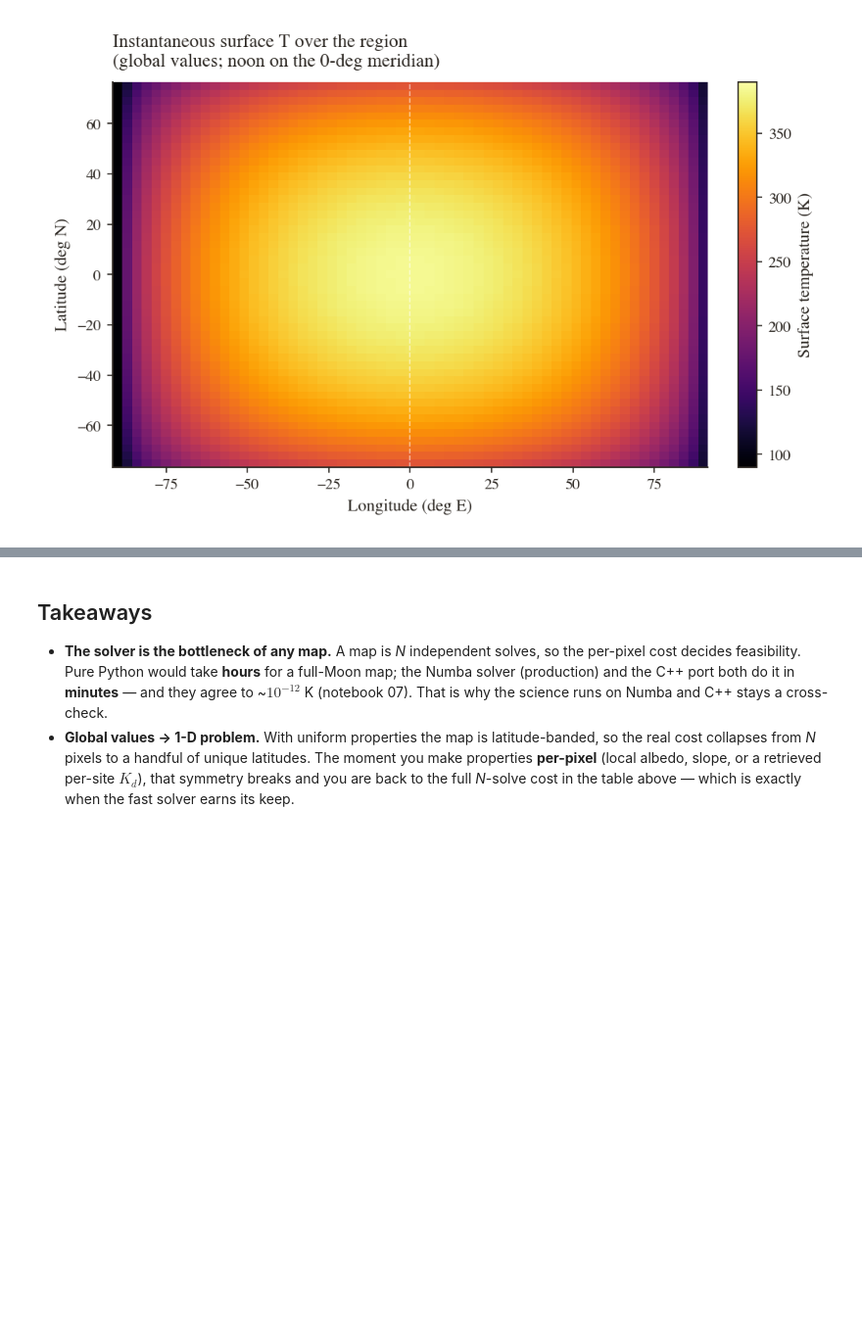
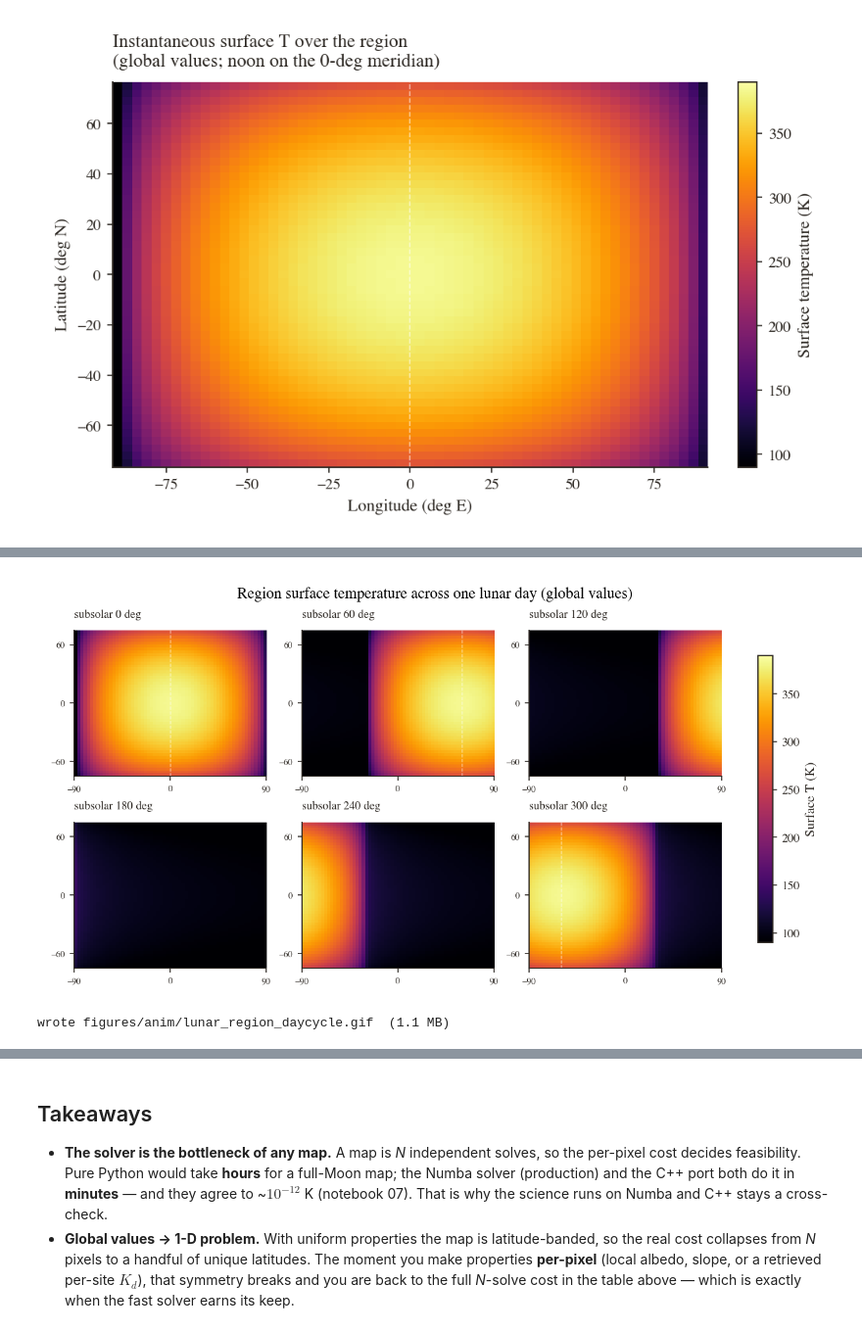
Before and after one commit to rp3gregorio/Lunar-HFE, a Jupyter notebook: code/notebooks/08_mapping_scaleup.ipynb, the cells around one changed output, grey strips where cells are left out. Shown at 98% size. Cells and saved outputs as stored; diff of their text form; code cells hidden in the pictures; blank space fills up the shorter version.

```diff
--- a/code/notebooks/08_mapping_scaleup.ipynb
+++ b/code/notebooks/08_mapping_scaleup.ipynb
@@ -155,0 +163,60 @@ plt.show()
+# %%
+from matplotlib.animation import FuncAnimation, PillowWriter
+
+ANIM = CODE.parent / 'figures' / 'anim'
+ANIM.mkdir(parents=True, exist_ok=True)
+ext = [lon_grid.min(), lon_grid.max(), lat_grid.min(), lat_grid.max()]
+
+def region_map(sslon):
+    M = np.empty((lat_grid.size, lon_grid.size))
+    for i, la in enumerate(lat_grid):
+        idx = (((lon_grid - sslon) % 360) / 360 * n_t).astype(int) % n_t
+        M[i] = field[abs(la)][idx]
+    return M
+
+# filmstrip (always-visible graph) -- six phases of the lunar day
+figF, axes = plt.subplots(2, 3, figsize=(8.4, 4.4), constrained_layout=True)
+for ax, ss in zip(axes.ravel(), [0, 60, 120, 180, 240, 300]):
+    m = ax.imshow(region_map(ss), extent=ext, origin='lower', aspect='auto',
+                  cmap='inferno', vmin=90, vmax=390)
+    ax.axvline(((ss + 180) % 360) - 180, color='w', lw=0.7, ls='--', alpha=0.7)
+    ax.set_title(f'subsolar {ss:.0f} deg', fontsize=9)
+    ax.set_xticks([-90, 0, 90]); ax.set_yticks([-60, 0, 60])
+    ax.tick_params(labelsize=7)
+    ax.set_xlim(ext[0], ext[1]); ax.set_ylim(ext[2], ext[3])
+figF.colorbar(m, ax=axes, shrink=0.85, label='Surface T (K)')
+figF.suptitle('Region surface temperature across one lunar day (global values)')
+plt.show()
+
+# GIF -- the terminator sweeping the region
+figA, axA = plt.subplots(figsize=(5.2, 3.5))
+imA = axA.imshow(region_map(0.0), extent=ext, origin='lower', aspect='auto',
+                 cmap='inferno', vmin=90, vmax=390)
+ln = axA.axvline(0, color='w', lw=0.9, ls='--', alpha=0.7)
+figA.colorbar(imA, ax=axA).set_label('Surface T (K)')
+axA.set_xlabel('Longitude (deg E)'); axA.set_ylabel('Latitude (deg N)')
+axA.set_xlim(ext[0], ext[1]); axA.set_ylim(ext[2], ext[3])
+tt = axA.set_title(''); figA.tight_layout()
+NF = 60
+def _upd(f):
+    ss = 360 * f / NF
+    imA.set_data(region_map(ss))
+    ln.set_xdata([((ss + 180) % 360) - 180] * 2)
+    tt.set_text(f'Surface T over the region -- subsolar lon {ss:.0f} deg')
+    return [imA]
+gif = ANIM / 'lunar_region_daycycle.gif'
+FuncAnimation(figA, _upd, frames=NF, interval=70, blit=False).save(
+    str(gif), writer=PillowWriter(fps=14), dpi=88)
+plt.close(figA)
+try:                                                   # shrink the palette
+    from PIL import Image, ImageSequence
+    im = Image.open(gif)
+    fr = [f.convert('RGB').quantize(colors=64) for f in ImageSequence.Iterator(im)]
+    fr[0].save(gif, save_all=True, append_images=fr[1:], loop=0,
+               duration=70, optimize=True)
+except Exception as e:
+    print('optimize skipped:', e)
+print(f'wrote {gif.relative_to(CODE.parent)}  ({gif.stat().st_size/1e6:.1f} MB)')
+# %% [output]
+[figure, added]
+wrote figures/anim/lunar_region_daycycle.gif  (1.1 MB)
```
Also changed, not shown: parts of 5 cells of this notebook, 1 other file.
